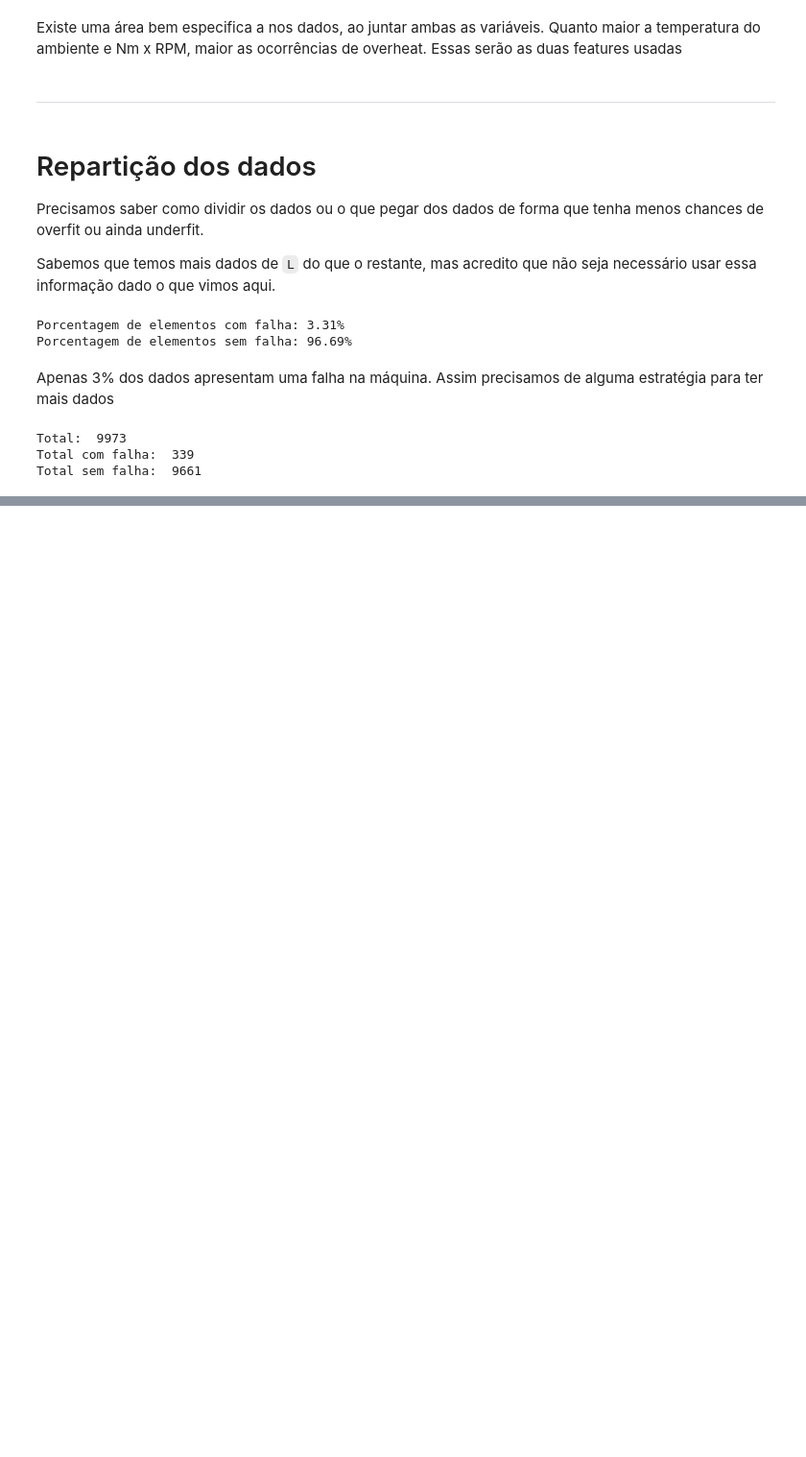
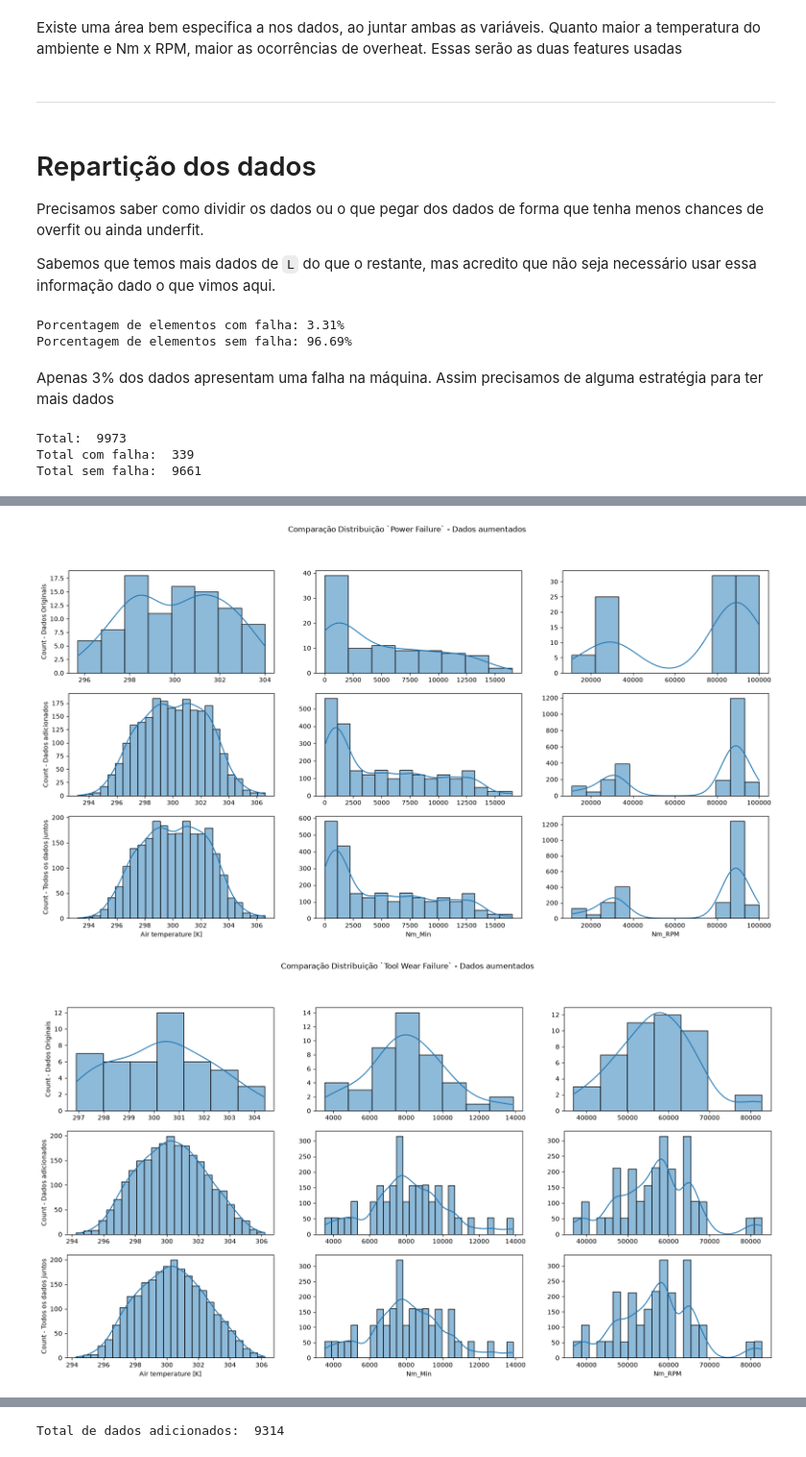
Before and after one commit to Dpbm/mestrado-aulas, a Jupyter notebook: mineracao-de-dados/atividades/atividade1/analysis.ipynb, the cells around one changed output, grey strips where cells are left out. Shown at 96% size. Saved outputs shown, nothing was run; the diff lists cells and outputs as text; code cells hidden in the pictures; blank space fills up the shorter version.

```diff
--- a/mineracao-de-dados/atividades/atividade1/analysis.ipynb
+++ b/mineracao-de-dados/atividades/atividade1/analysis.ipynb
@@ -699,0 +833,31 @@ final_df.drop(columns=["Rotational speed [rpm]", "Tool wear [min]",'Torque [Nm]'
+# %%
+def compare_augmentation(data:pd.DataFrame, failure:str):
+    fig,ax = plt.subplots(3,3, figsize=(20,10))
+
+    df = data.loc[final_df[TARGET] == failure]
+    added = df.loc[~df["original"]]
+    original = df.loc[df["original"]]
+
+    for row,cdf,label in zip(range(3), [original, added, df], ["Dados Originais", "Dados adicionados", "Todos os dados juntos"]):
+        sns.histplot(data=cdf, x="Air temperature [K]", kde=True, ax=ax[row,0])
+        sns.histplot(data=cdf, x="Nm_Min", kde=True, ax=ax[row,1])
+        sns.histplot(data=cdf, x="Nm_RPM", kde=True, ax=ax[row,2])
+
+        ax[row,0].set_ylabel(f"Count - {label}")
+        for i in range(1,3):
+            ax[row,i].set_ylabel("")
+        if row != 2:
+            for i in range(3):
+                ax[row,i].set_xlabel("")
+
+
+
+    fig.suptitle(f"Comparação Distribuição `{failure}` - Dados aumentados")
+
+    plt.show()
+# %%
+for failure in failures:
+    compare_augmentation(augmented_df, failure)
+# %% [output]
+[figure, added]
+[figure, added]
@@ -699,0 +866,4 @@ final_df.drop(columns=["Rotational speed [rpm]", "Tool wear [min]",'Torque [Nm]'
+# %%
+print("Total de dados adicionados: ", len(final_df.loc[final_df["original"] == False]))
+# %% [output]
+Total de dados adicionados:  9314
```
Also changed, not shown: parts of 17 cells of this notebook, 1 other file.
